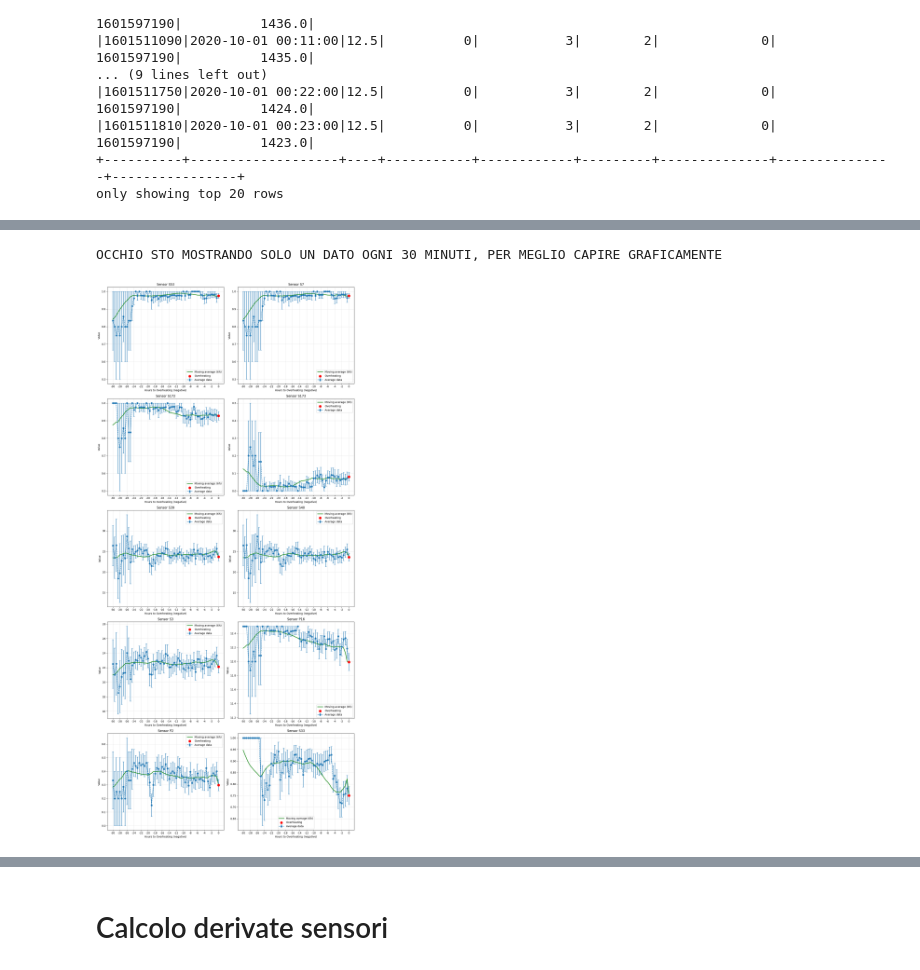
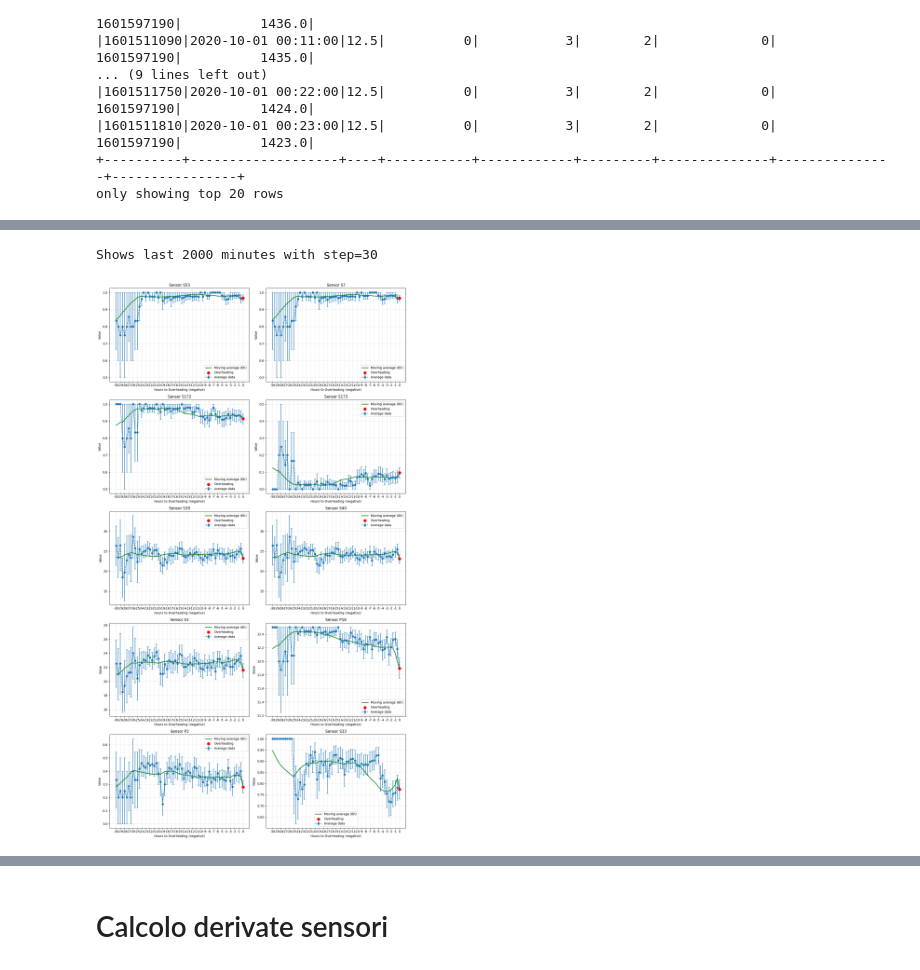
Before and after one commit to RaffaeleSabatini/MAPD2025_proj3, a Jupyter notebook: Group04.ipynb, the cells around one changed output, grey strips where cells are left out. Drawn from its saved outputs; the diff is of its cells as text; code cells hidden in the pictures.

```diff
--- a/Group04.ipynb
+++ b/Group04.ipynb
@@ -1350,65 +1404,5 @@ alarm_corr
 # %%
-pdf = df_info_overheating.toPandas()
-#sensors = ["S53", "S7", "S172", "S173"]
-
-# parametro step
-step = 30
-pdf = pdf.iloc[::step, :]
-print(f"OCCHIO STO MOSTRANDO SOLO UN DATO OGNI {step} MINUTI, PER MEGLIO CAPIRE GRAFICAMENTE")
-
-# subplot 2x2 (senza sharex, così ognuno ha i suoi tick)
-fig, axes = plt.subplots(ceil(len(sensors)/2), 2, figsize=(14, 30))
-axes = axes.flatten()
-
-for i, s in enumerate(sensors):
-    ax = axes[i]
-
-    # errorbar standard
-    ax.errorbar(
-        -pdf["MinToOverheating"],
-        pdf[f"{s}_avg"],
-        yerr=pdf[f"{s}_err"],
-        capsize=3,
-        marker="o",
-        linestyle="--",
-        label="Average data"
-    )
-
-    # showing moving average
-    ax.plot(
-    -pdf["MinToOverheating"],
-    pdf[f"{s}_rolling"],
-    color="green",
-    linewidth=2,
-    linestyle="-",
-    label=f"Moving average (6h)"
-    )
-
-    # evidenzia ultimo punto a destra in rosso
-    last_idx = pdf["MinToOverheating"].idxmin()
-    ax.scatter(
-        -pdf.loc[last_idx, "MinToOverheating"],
-        pdf.loc[last_idx, f"{s}_avg"],
-        color="red",
-        s=80,
-        zorder=5,
-        label="Overheating"
-    )
-
-    ax.set_title(f"Sensor {s}")
-    ax.set_xlabel("Hours to Overheating (negative)")
-    ax.set_ylabel("Value")
-    ax.grid(True, alpha=0.3)
-
-    # tick ogni 120 minuti (= 2 ore), etichettati in ore
-    x_ticks = np.arange(int(-pdf["MinToOverheating"].max()), 1, 120)
-    ax.set_xticks(x_ticks)
-    ax.set_xticklabels([f"{int(x/60)}" for x in x_ticks])
-
-    ax.legend()
-
-plt.tight_layout()
-plt.show()
+plot_overheating(pdf, sensors, rolling_label="(6h)", window_minutes=2000, step=30)
 # %% [output]
-OCCHIO STO MOSTRANDO SOLO UN DATO OGNI 30 MINUTI, PER MEGLIO CAPIRE GRAFICAMENTE
+Shows last 2000 minutes with step=30
-[figure, old version]
+[figure, new version]
```
Also changed, not shown: parts of 7 cells of this notebook.
